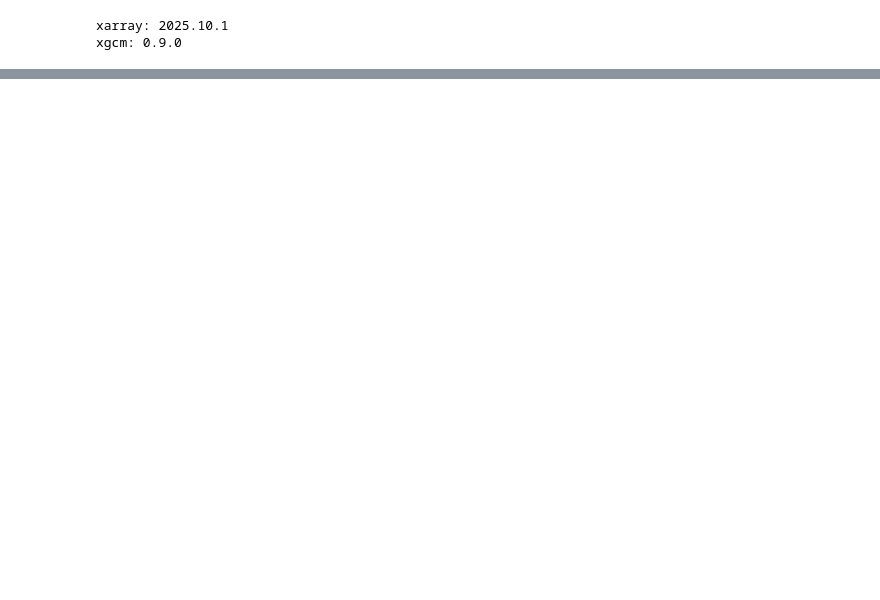
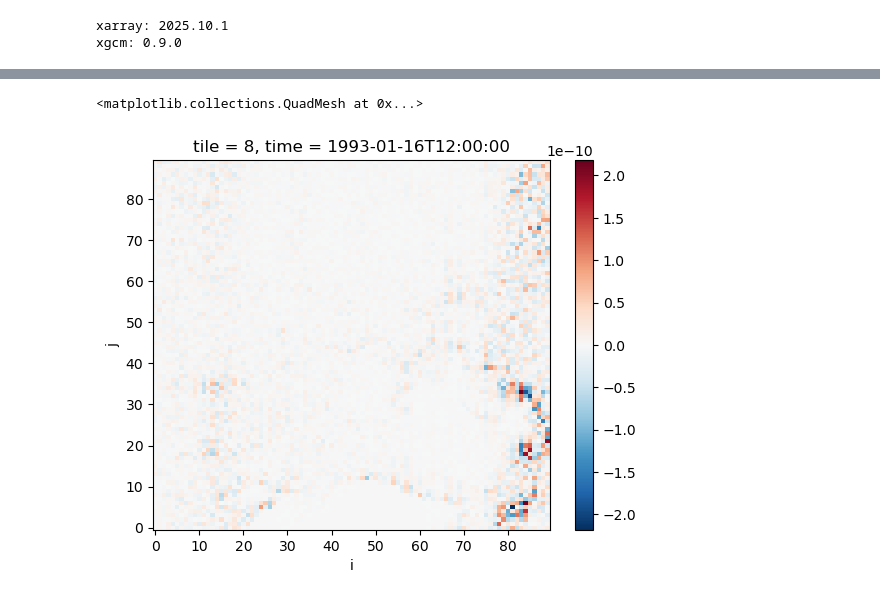
Before and after one commit to anthony-meza/xbudget, a Jupyter notebook: examples/LLC90_budget_examples_mass_heat_salt.ipynb, the cells around one changed output, grey strips where cells are left out. Cells and saved outputs as stored; diff of their text form; code cells hidden in the pictures; blank space fills up the shorter version.

```diff
--- a/examples/LLC90_budget_examples_mass_heat_salt.ipynb
+++ b/examples/LLC90_budget_examples_mass_heat_salt.ipynb
@@ -32,5 +45,6 @@ xbudget.collect_budgets(grid, xbudget_dict)
 # %%
 deta_dt = grid._ds["ETAN_bounds"].diff("time_bounds").rename({"time_bounds":"time"}) / dt
+deta_dt.coords["time"] = grid._ds["time"]
 deta_dt.isel(time = 0, tile = 8).plot()
 # %% [output]
 <matplotlib.collections.QuadMesh at 0x...>
@@ -44,0 +59,5 @@ adv_conv.isel(time = 0, tile = 8).sum("k").plot()
+# %%
+(deta_dt - adv_conv.sum("k")).isel(time = 0, tile = 8).plot()
+# %% [output]
+<matplotlib.collections.QuadMesh at 0x...>
+[figure, added]
```
Also changed, not shown: parts of 7 cells of this notebook, 1 other file.
